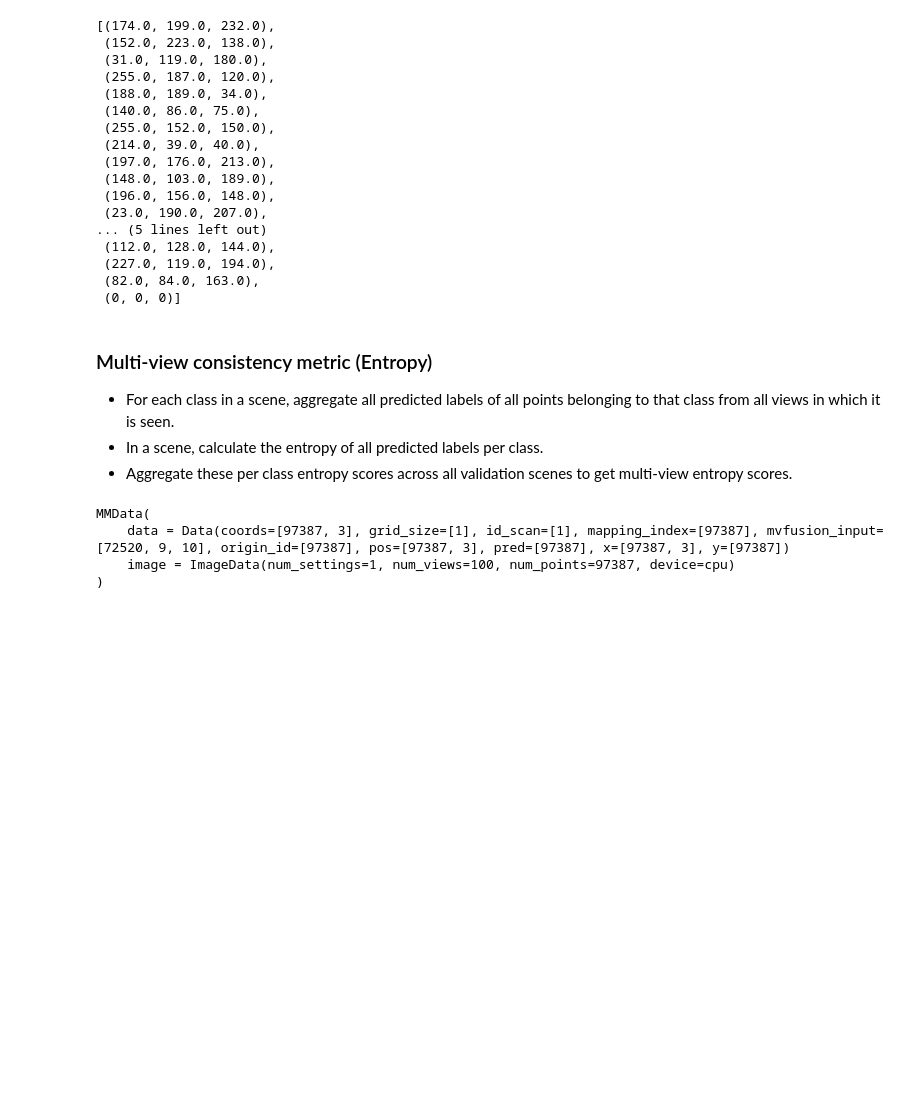
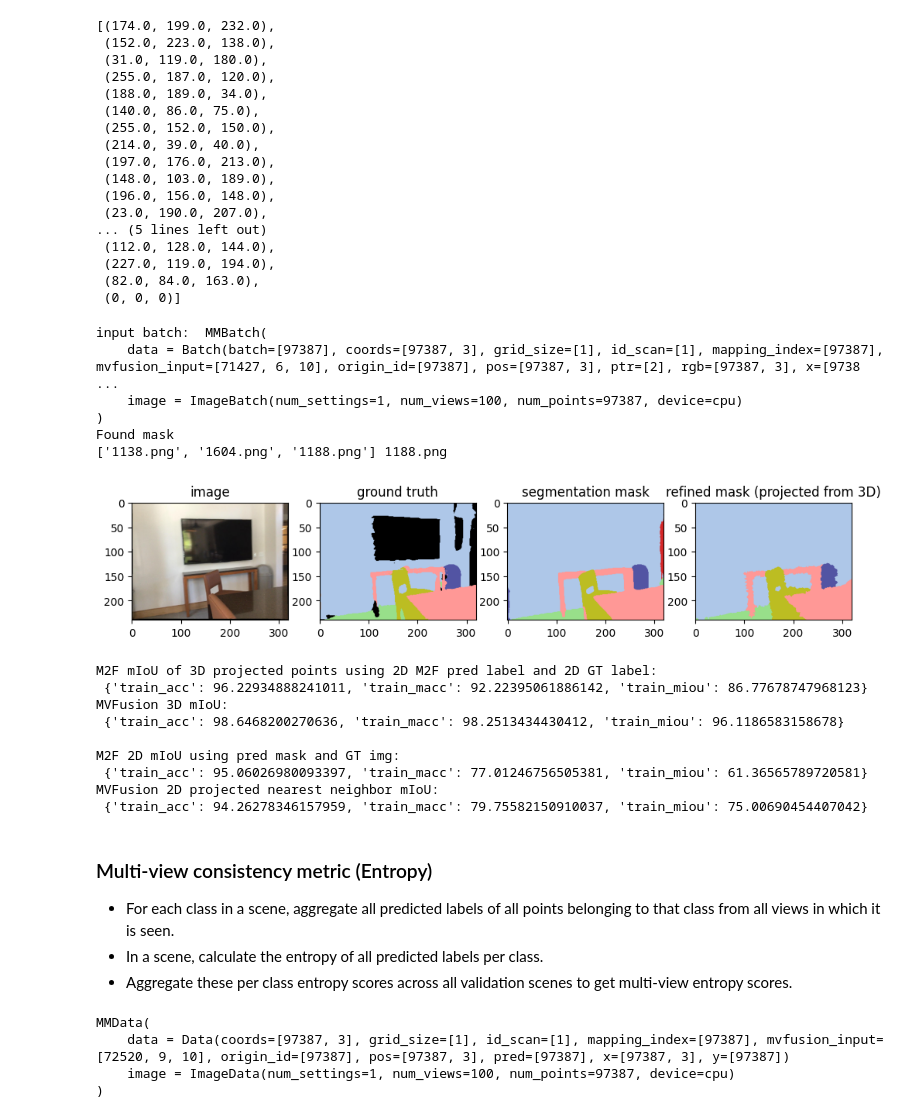
Before and after one commit to fsun2000/DeepViewAgg, a Jupyter notebook: notebooks/multiview_consistency_metric.ipynb, the cells around one changed output. Cells and saved outputs as stored; diff of their text form; code cells hidden in the pictures; blank space fills up the shorter version.

```diff
--- a/notebooks/multiview_consistency_metric.ipynb
+++ b/notebooks/multiview_consistency_metric.ipynb
@@ -438,7 +438,7 @@ cfg = hydra_read(overrides)
 OmegaConf.set_struct(cfg, False)  # This allows getattr and hasattr methods to function correctly
 cfg.data.load_m2f_masks = True   # load Mask2Former predicted masks
 # %%
-cfg.data.m2f_preds_dirname = 'm2f_masks'
-cfg.data.n_views = 9 #cfg.models[model_name].backbone.transformer.n_views
+cfg.data.m2f_preds_dirname = 'ViT_masks'
+cfg.data.n_views = 6 #cfg.models[model_name].backbone.transformer.n_views
 print(cfg.data.n_views)
 # %% [output]
@@ -560,11 +559,16 @@ CLASS_COLORS
  (227.0, 119.0, 194.0),
  (82.0, 84.0, 163.0),
  (0, 0, 0)]
+# %%
+# TEMP cell
+masks = ['1138.png',
+        '1604.png',
+        '1188.png']
 # %%
 tracker_m2f.reset(stage='train')
 tracker_mvfusion.reset(stage='train')
 
-for sample_idx in range(3):
+for sample_idx in range(1):
     mm_data = dataset.val_dataset[sample_idx]
 
     # Create a MMBatch and run inference
@@ -598,6 +602,13 @@ for sample_idx in range(3):
     # Loop over all N views
     for i, x in enumerate(mm_data.modalities['image'][0]):
 
+        # Only visualize given mask names
+        if not x.m2f_pred_mask_path[0].split("/")[-1] in masks:
+            continue
+        else:
+            print("Found mask")
+            print(masks, x.m2f_pred_mask_path[0].split("/")[-1])
+
         # Grab the 3D points corresponding to ith view
         start, end = pointers[i], pointers[i+1]
         points = point_ids[start:end]
@@ -617,55 +628,72 @@ for sample_idx in range(3):
         pred_mask_2d = pred_mask_2d[nearest_neighbor]
 
         # 2D mIoU calculation for M2F labels per view
         # Get gt 2d image
-        gt_img_path = x.m2f_pred_mask_path[0].split("/")
+        gt_img_path = x.m2f_pred_mask_path[0].replace("home", "scratch-shared").split("/")
         gt_img_path[-2] = 'label-filt-scannet20'
         gt_img_path = "/".join(gt_img_path)
         gt_img = Image.open(gt_img_path)
         gt_img = np.asarray(gt_img.resize((320, 240), resample=0)).astype(int) - 1   # -1 label offset
         gt_labels_2d = torch.LongTensor(gt_img[x.mappings.feature_map_indexing[2:]])
 
         # M2F predicted mask for current view
         m2f_labels_2d = x.get_mapped_m2f_features().squeeze()
 
-#         # Visualizations
+        # Visualizations
 
-#         # color im
-#         im_path = x.m2f_pred_mask_path[0].split("/")
-#         im_path[-2] = 'color_resized'
-#         im_path = "/".join(im_path)
-#         im = Image.open(im_path)
-#         im = np.asarray(im.resize((320, 240), resample=0))
-#         f, axarr = plt.subplots(1,4, figsize=(12, 8))
+        # color im
+        im_path = x.m2f_pred_mask_path[0].replace("home", "scratch-shared").split("/")
+        im_path[-2] = 'color_resized'
+        im_path = "/".join(im_path)
+        im = Image.open(im_path)
+        im = np.asarray(im.resize((320, 240), resample=0))
+        f, axarr = plt.subplots(1,4, figsize=(12, 8))
 
-#         gt_img_rgb = np.array(list(map(lambda y: CLASS_COLORS[y], gt_img.flatten()))).reshape(240, 320, 3)
-#         pred_mask_2d_rgb = np.array(list(map(lambda y: CLASS_COLORS[y], pred_mask_2d.flatten()))).reshape(240, 320, 3)
-#         m2f_mask_2d_rgb = np.array(list(map(lambda y: CLASS_COLORS[y], x.m2f_pred_mask.flatten()))).reshape(240, 320, 3)
+        gt_img_rgb = np.array(list(map(lambda y: CLASS_COLORS[y], gt_img.flatten()))).reshape(240, 320, 3)
+        pred_mask_2d_rgb = np.array(list(map(lambda y: CLASS_COLORS[y], pred_mask_2d.flatten()))).reshape(240, 320, 3)
+        m2f_mask_2d_rgb = np.array(list(map(lambda y: CLASS_COLORS[y], x.m2f_pred_mask.flatten()))).reshape(240, 320, 3)
 
-#         # use the created array to output your multiple images. In this case I have stacked 4 images vertically
-#         axarr[0].imshow(im.astype(int))
-#         axarr[1].imshow(gt_img_rgb.astype(int))
-#         axarr[2].imshow(m2f_mask_2d_rgb.astype(int))
-#         axarr[3].imshow(pred_mask_2d_rgb.astype(int))
+        # use the created array to output your multiple images. In this case I have stacked 4 images vertically
+        axarr[0].imshow(im.astype(int))
+        axarr[1].imshow(gt_img_rgb.astype(int))
+        axarr[2].imshow(m2f_mask_2d_rgb.astype(int))
+        axarr[3].imshow(pred_mask_2d_rgb.astype(int))
 
-#         axarr[0].set_title("image")
-#         axarr[1].set_title("ground truth")
-#         axarr[2].set_title("segmentation mask")
-#         axarr[3].set_title("refined mask (projected from 3D)")
-#         plt.show()
+        axarr[0].set_title("image")
+        axarr[1].set_title("ground truth")
+        axarr[2].set_title("segmentation mask")
+        axarr[3].set_title("refined mask (projected from 3D)")
+        plt.show()
 
         tracker_m2f.track(pred_labels=m2f_labels_2d, gt_labels=gt_labels_2d, model=None)
         tracker_m2f_2d.track(pred_labels=x.m2f_pred_mask[0][0], gt_labels=torch.LongTensor(gt_img), model=None)
         tracker_mvfusion.track(pred_labels=mm_data_of_view.data.pred, gt_labels=mm_data_of_view.data.y, model=None)
         tracker_mvfusion_2d.track(pred_labels=pred_mask_2d, gt_labels=torch.LongTensor(gt_img), model=None)
 
 
 print("M2F mIoU of 3D projected points using 2D M2F pred label and 2D GT label: \n", tracker_m2f.get_metrics())
 print("MVFusion 3D mIoU: \n", tracker_mvfusion.get_metrics())
 
 print()
 print("M2F 2D mIoU using pred mask and GT img: \n", tracker_m2f_2d.get_metrics())
 print("MVFusion 2D projected nearest neighbor mIoU: \n", tracker_mvfusion_2d.get_metrics())
+# %% [output]
+input batch:  MMBatch(
+    data = Batch(batch=[97387], coords=[97387, 3], grid_size=[1], id_scan=[1], mapping_index=[97387], mvfusion_input=[71427, 6, 10], origin_id=[97387], pos=[97387, 3], ptr=[2], rgb=[97387, 3], x=[9738 ...
+    image = ImageBatch(num_settings=1, num_views=100, num_points=97387, device=cpu)
+)
+Found mask
+['1138.png', '1604.png', '1188.png'] 1188.png
+[figure, added]
+M2F mIoU of 3D projected points using 2D M2F pred label and 2D GT label:
+ {'train_acc': 96.22934888241011, 'train_macc': 92.22395061886142, 'train_miou': 86.77678747968123}
+MVFusion 3D mIoU:
+ {'train_acc': 98.6468200270636, 'train_macc': 98.2513434430412, 'train_miou': 96.1186583158678}
+
+M2F 2D mIoU using pred mask and GT img:
+ {'train_acc': 95.06026980093397, 'train_macc': 77.01246756505381, 'train_miou': 61.36565789720581}
+MVFusion 2D projected nearest neighbor mIoU:
+ {'train_acc': 94.26278346157959, 'train_macc': 79.75582150910037, 'train_miou': 75.00690454407042}
 # %%
 # visualize_mm_data(mm_data, class_names=CLASS_NAMES, class_colors=CLASS_COLORS, error_color=(0, 0, 0), front='y', back='x', figsize=1000, pointsize=3, voxel=0.05, show_2d=True, alpha=0.3)
 # %% [markdown]
```
Also changed, not shown: parts of 5 cells of this notebook, 22 other files.
